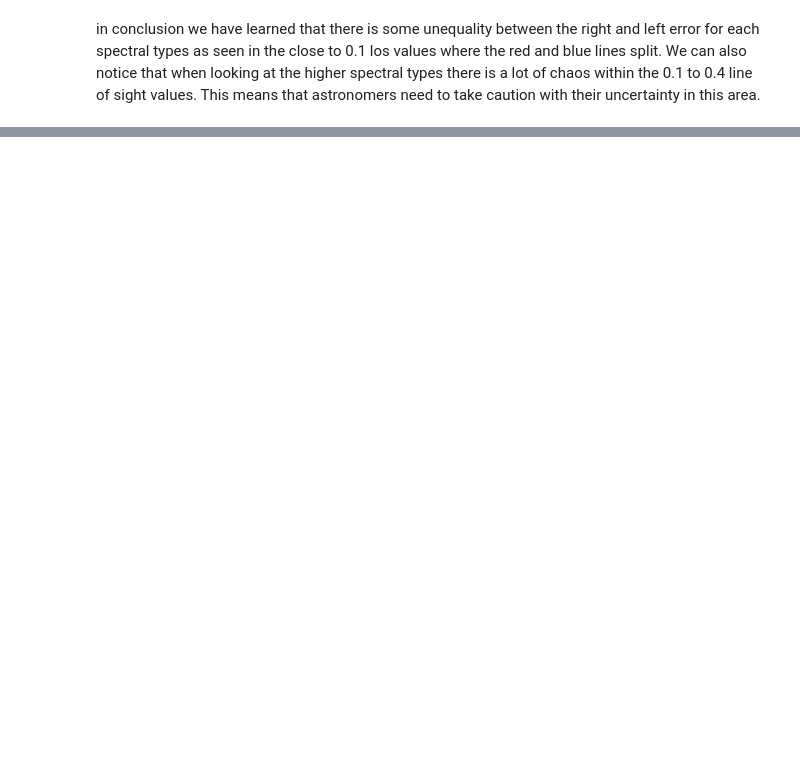
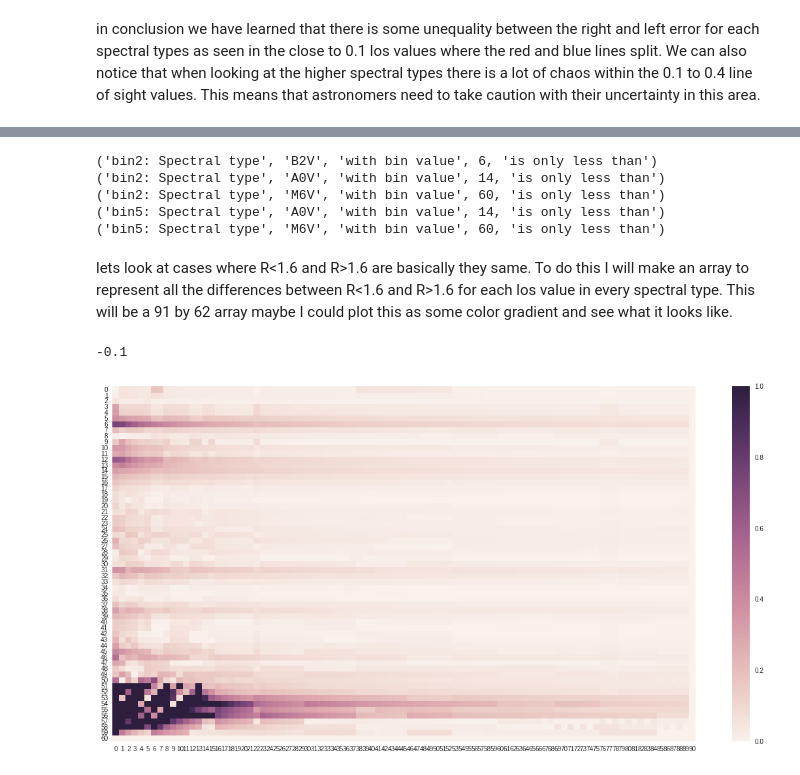
Before and after one commit to MeganMcAndie/Research-with-Larson, a Jupyter notebook: Uncertainty_left_vs_right.ipynb, the cells around one changed output, grey strips where cells are left out. Saved outputs shown, nothing was run; the diff lists cells and outputs as text; code cells hidden in the pictures; blank space fills up the shorter version.

```diff
--- a/Uncertainty_left_vs_right.ipynb
+++ b/Uncertainty_left_vs_right.ipynb
@@ -276,0 +281,41 @@ in conclusion we have learned that there is some unequality between the right an
+# %%
+#finding right or left only errors#
+# standard bin 2
+for k in sptypes:
+  if np.all(RMSMORE[k]<=0.01):
+    print('bin2: Spectral type',SpType[k],'with bin value', k, 'is only less than')
+
+  if np.all(RMSLESS[k]<=0.01):
+    print('bin2: Spectral type',SpType[k],'with bin value', k, 'is only less than')
+
+#standard bin 5
+for k in sptypes:
+  if np.all(RMSMORE5[k]<=0.01):
+    print('bin5: Spectral type',SpType[k],'with bin value', k, 'is only less than')
+
+  if np.all(RMSLESS5[k]<=0.01):
+    print('bin5: Spectral type',SpType[k],'with bin value', k, 'is only less than')
+# %% [output]
+('bin2: Spectral type', 'B2V', 'with bin value', 6, 'is only less than')
+('bin2: Spectral type', 'A0V', 'with bin value', 14, 'is only less than')
+('bin2: Spectral type', 'M6V', 'with bin value', 60, 'is only less than')
+('bin5: Spectral type', 'A0V', 'with bin value', 14, 'is only less than')
+('bin5: Spectral type', 'M6V', 'with bin value', 60, 'is only less than')
+# %% [markdown]
+lets look at cases where R<1.6 and R>1.6 are basically they same. To do this I will make an array to represent all the differences between R<1.6 and R>1.6 for each los value in every spectral type. This will be a 91 by 62 array maybe I could plot this as some color gradient and see what it looks like.
+# %%
+0.1-0.2
+# %% [output]
+-0.1
+# %%
+diff=np.zeros((61,91))
+for k in range(0,60):      #looking at each spectral type
+  for i in range(0,90):
+    diff[k][i]=np.abs((RMSMORE[k][i])-(RMSLESS[k][i]))
+# %%
+np.random.seed(0)
+
+fig, ax = plt.subplots(figsize=(20, 10))
+ax = sns.heatmap(diff,vmin=0,vmax=1)
+# %% [output]
+[figure, added]
```
Also changed, not shown: parts of 14 cells of this notebook.
